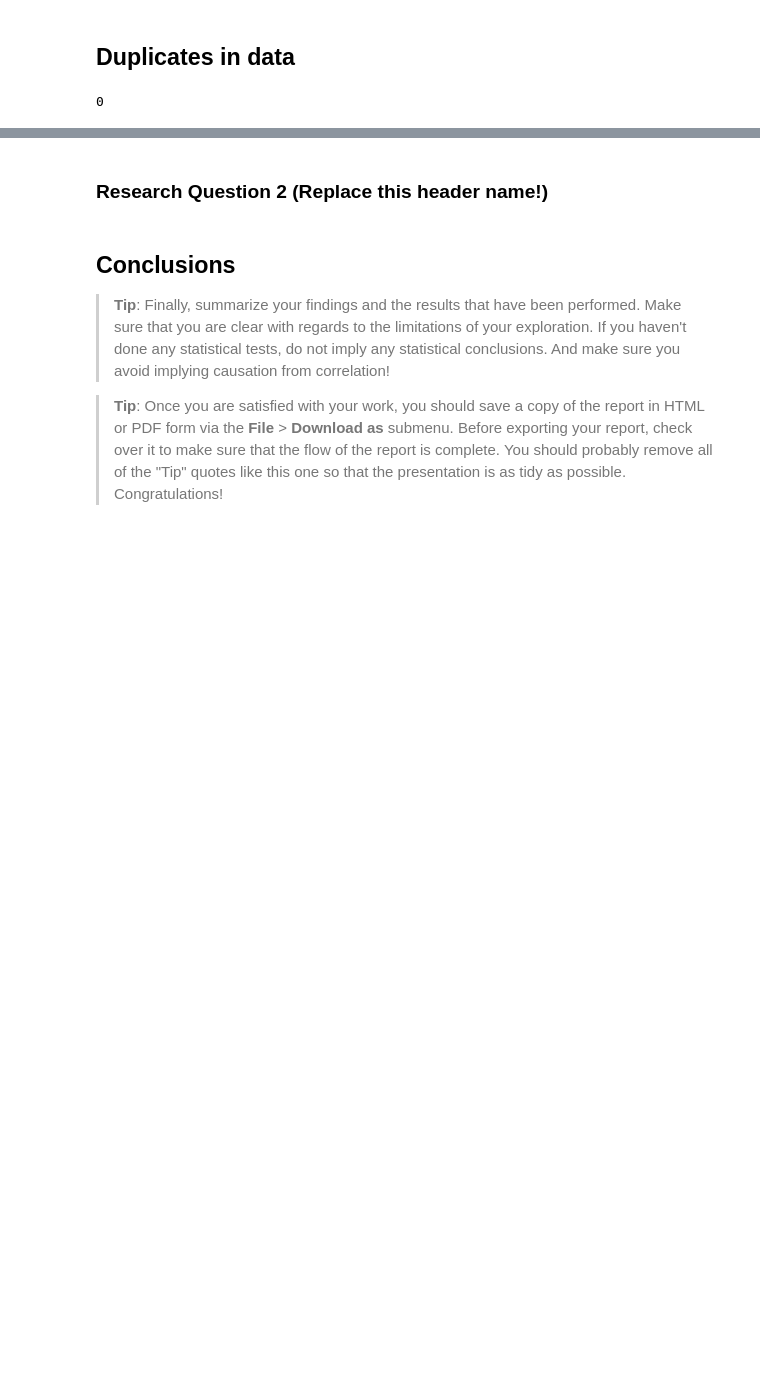
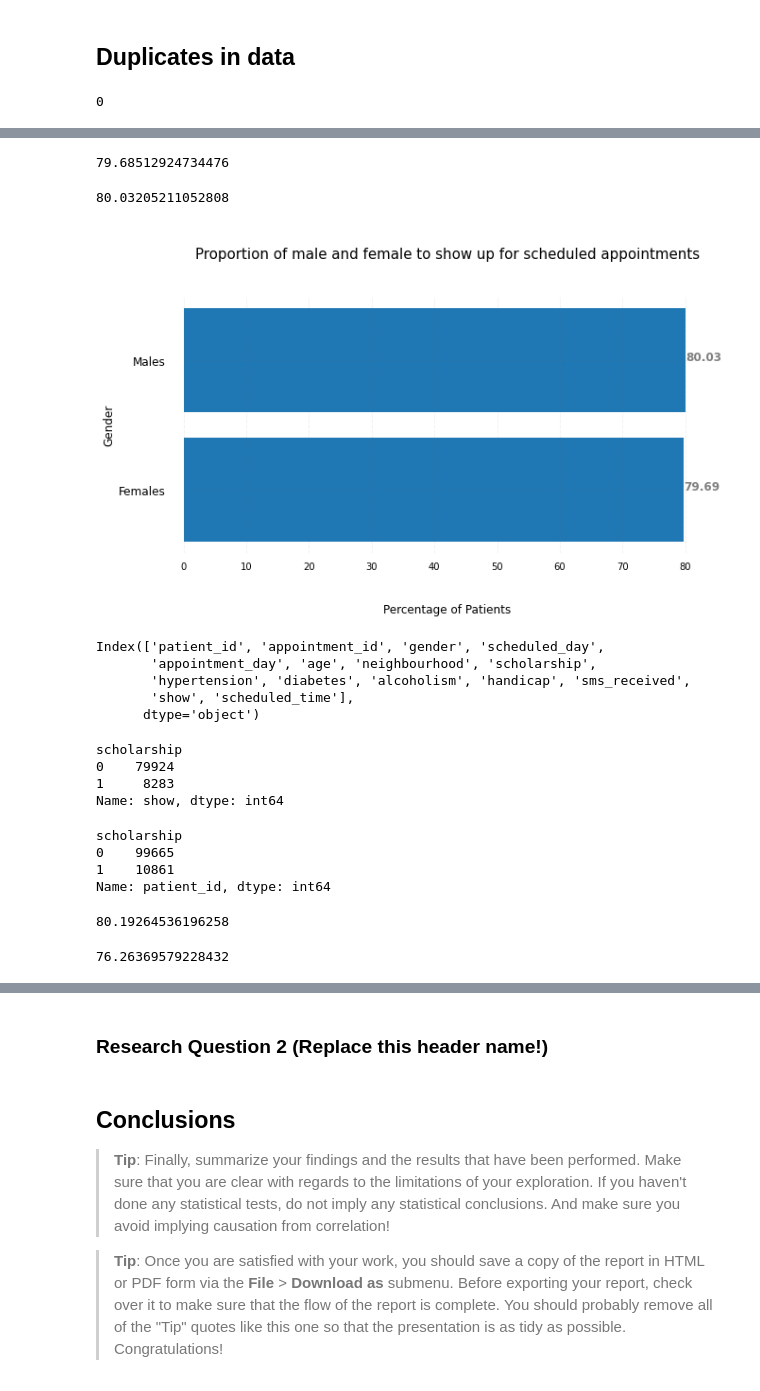
Before and after one commit to dishankkalra23/Medical-Appointment-No-Shows, a Jupyter notebook: Medical_Appointment_No_Shows.ipynb, the cells around one changed output, grey strips where cells are left out. Cells and saved outputs as stored; diff of their text form; code cells hidden in the pictures; blank space fills up the shorter version.

```diff
--- a/Medical_Appointment_No_Shows.ipynb
+++ b/Medical_Appointment_No_Shows.ipynb
@@ -242,0 +347,50 @@ df.duplicated().sum()
+# %%
+prop_female_show = (gender_show.F/gender_total.F)*100
+prop_female_show
+# %% [output]
+79.68512924734476
+# %%
+prop_male_show = (gender_show.M/gender_total.M)*100
+prop_male_show
+# %% [output]
+80.03205211052808
+# %%
+gend = ['Females','Males']
+prop = [prop_female_show,prop_male_show]
+title = '\nProportion of male and female to show up for scheduled appointments\n\n'
+
+horizontal_bars(gend,prop,title)
+# %% [output]
+[figure, added]
+# %%
+df.columns
+# %% [output]
+Index(['patient_id', 'appointment_id', 'gender', 'scheduled_day',
+       'appointment_day', 'age', 'neighbourhood', 'scholarship',
+       'hypertension', 'diabetes', 'alcoholism', 'handicap', 'sms_received',
+       'show', 'scheduled_time'],
+      dtype='object')
+# %%
+gender_show_1 = df.groupby('scholarship').show.sum()
+gender_show_1
+# %% [output]
+scholarship
+0    79924
+1     8283
+Name: show, dtype: int64
+# %%
+gender_total_1 = df.groupby(['scholarship']).patient_id.count()
+gender_total_1
+# %% [output]
+scholarship
+0    99665
+1    10861
+Name: patient_id, dtype: int64
+# %%
+(gender_show_1[0]/gender_total_1[0])*100
+# %% [output]
+80.19264536196258
+# %%
+(gender_show_1[1]/gender_total_1[1])*100
+# %% [output]
+76.26369579228432
```
Also changed, not shown: parts of 22 cells of this notebook.
